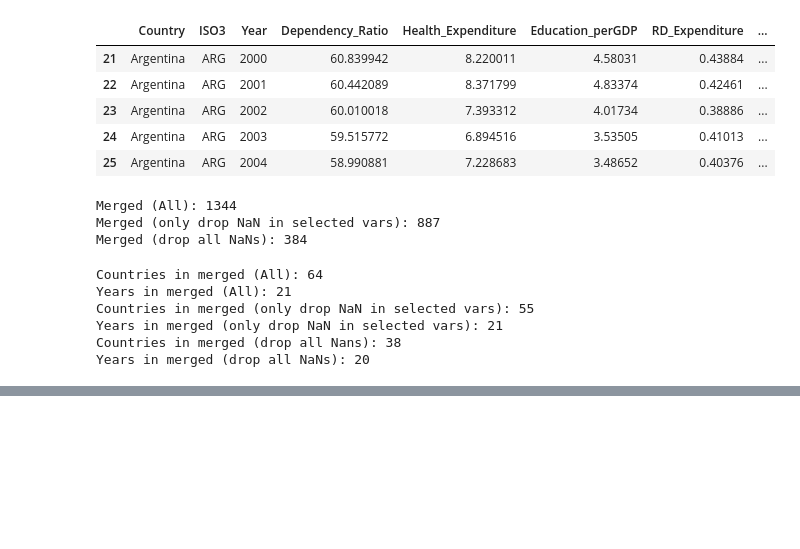
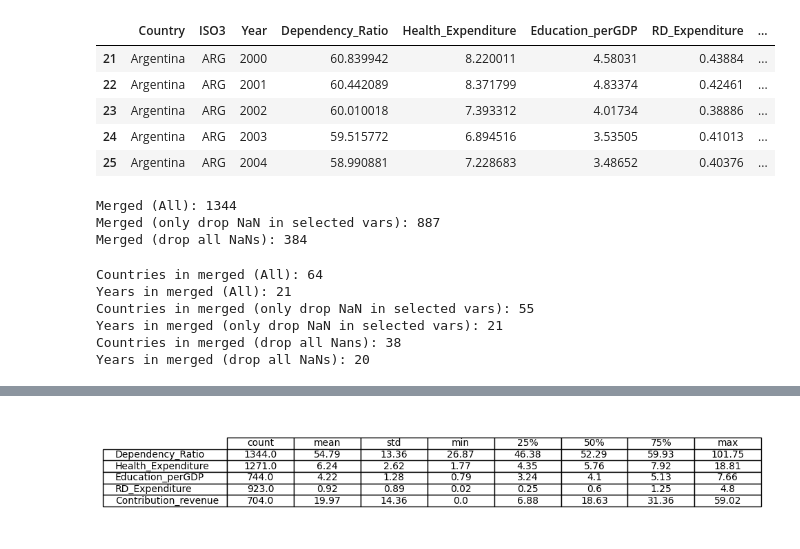
Before and after one commit to Graspp-25-Spring/graspp-25S-fiscalpolicy, a Jupyter notebook: notebooks/1.1-gil-merged_data.ipynb, the cells around one changed output, grey strips where cells are left out. Cells and saved outputs as stored; diff of their text form; code cells hidden in the pictures; blank space fills up the shorter version.

Commit message:
Clean project structure

```diff
--- a/notebooks/1.1-gil-merged_data.ipynb
+++ b/notebooks/1.1-gil-merged_data.ipynb
@@ -4,12 +4,12 @@ import sys
 sys.path.append('../src')
 
 # Load Cleaned Data
-df_dep = pd.read_csv('../data/processed/dependency_ratio.csv')
-df_health = pd.read_csv('../data/processed/health_expenditure_long.csv')
-df_rd = pd.read_csv('../data/processed/rd_expenditure_long.csv')
-df_contr = pd.read_csv('../data/processed/contribution_revenue_long.csv')
+df_dep = pd.read_csv('../data/processed/dependency_ratio_clean.csv')
+df_health = pd.read_csv('../data/processed/health_expenditure_clean.csv')
+df_rd = pd.read_csv('../data/processed/rd_expenditure_clean.csv')
+df_contr = pd.read_csv('../data/processed/contribution_revenue_clean.csv')
 df_gdp = pd.read_csv('../data/processed/GDP_percapita_clean.csv')
-df_edu = pd.read_csv('../data/processed/Education_perGDP_clean.csv')
+df_edu = pd.read_csv('../data/processed/Education_expenditure_clean.csv')
 # %% [markdown]
 **Merge_All Data**
 # %%
@@ -96,3 +94,6 @@ Countries in merged (only drop NaN in selected vars): 55
 Years in merged (only drop NaN in selected vars): 21
 Countries in merged (drop all Nans): 38
 Years in merged (drop all NaNs): 20
+# %%
+selected_cols = ["Dependency_Ratio", "Health_Expenditure", "Education_perGDP", "RD_Expenditure",  "Contribution_revenue"]
+merged[selected_cols].describe().T.round(2)
@@ -98,0 +107,14 @@ Years in merged (drop all NaNs): 20
+# %%
+import matplotlib.pyplot as plt
+from pandas.plotting import table
+
+desc_table = merged[selected_cols].describe().T.round(2)
+# Create a figure
+fig, ax = plt.subplots(figsize=(10, 2)) # Adjust width and height
+ax.axis('off') # No axis
+table(ax, desc_table, loc='center', cellLoc='center')
+
+# Show
+plt.show()
+# %% [output]
+[figure, added]
```
Also changed, not shown: parts of 2 cells of this notebook, 57 other files.
